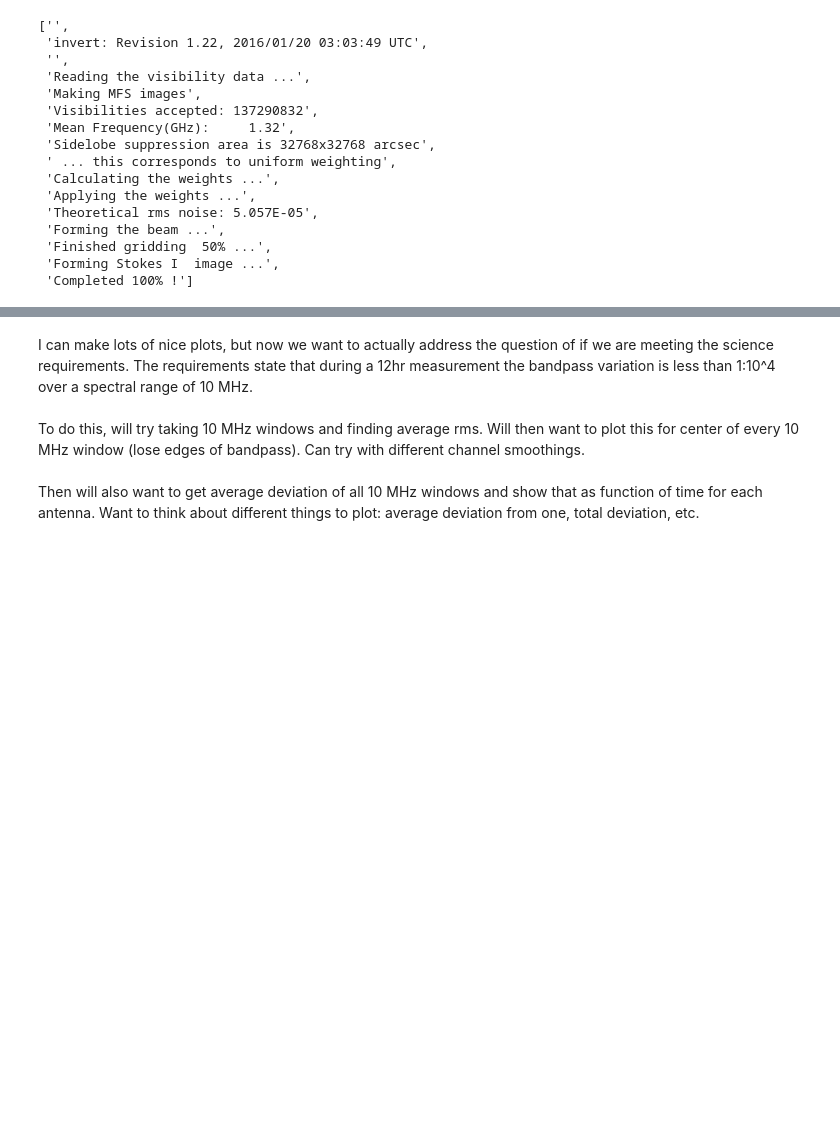
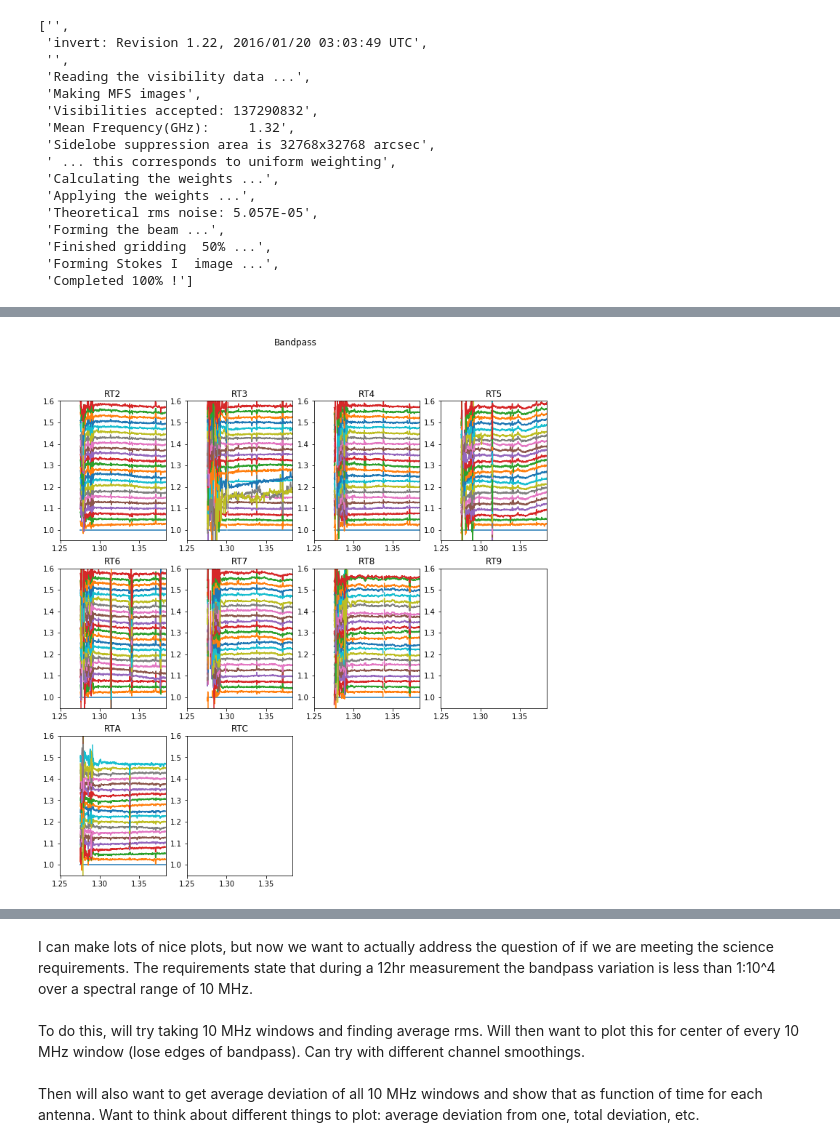
Before and after one commit to eakadams/apertif, a Jupyter notebook: BP/BP_CB_180503001.ipynb, the cells around one changed output, grey strips where cells are left out. Cells and saved outputs as stored; diff of their text form; code cells hidden in the pictures; blank space fills up the shorter version.

```diff
--- a/BP/BP_CB_180503001.ipynb
+++ b/BP/BP_CB_180503001.ipynb
@@ -177,4 +284,5 @@ read calibration solutions into numpy array
 # %%
 #define the telescope names
 #this is used generally throughout the notebook
-tnames = ('RT2','RT3','RT4','RT5','RT6','RT7','RT8','RT9','RTA','RTB','RTC')
+#RTB was out of the array due to a uniboard issue
+tnames = ('RT2','RT3','RT4','RT5','RT6','RT7','RT8','RT9','RTA','RTC')
@@ -187,7 +298,8 @@ os.getcwd()
 #now look at bandpasses over course of observation
 #plot all antennas
 #plot the normalized, offset bandpass solutions for each antenna
-fig=bp.plot_bp_per_ant(values,freqs,tnames,nchan=16,nx=4,norm=True,normscan=-1,offset=0.025,ymax=1.6,xs=3,ys=4,ymin=0.95)
+fig=bp.plot_bp_per_ant(values,freqs,tnames,nchan=16,nx=4,norm=True,
+                       normscan=0,offset=0.025,ymax=1.6,xs=3,ys=4,ymin=0.95)
 
-plt.savefig('bp_180309004_3C286_0.png')
+plt.savefig('bp_180503001_3C286_CB18.png')
 # %% [output]
@@ -196,3 +306,4 @@ plt.savefig('bp_180309004_3C286_0.png')
+[figure, added]
 # %%
 fig=bp.plot_bp_one_ant(values,freqs,2,'RT4',nchan=16,norm=True,normscan=-1,offset=0.025,ymin=0.95,ymax=1.6,plotsize=10)
 
```
Also changed, not shown: parts of 15 cells of this notebook, 2 other files.
